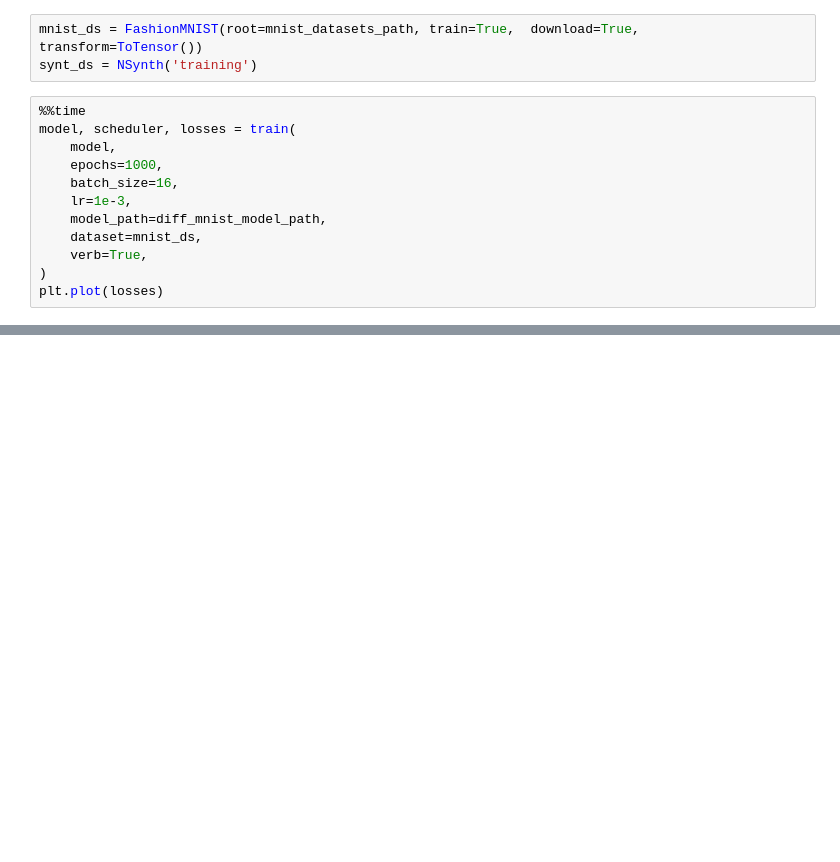
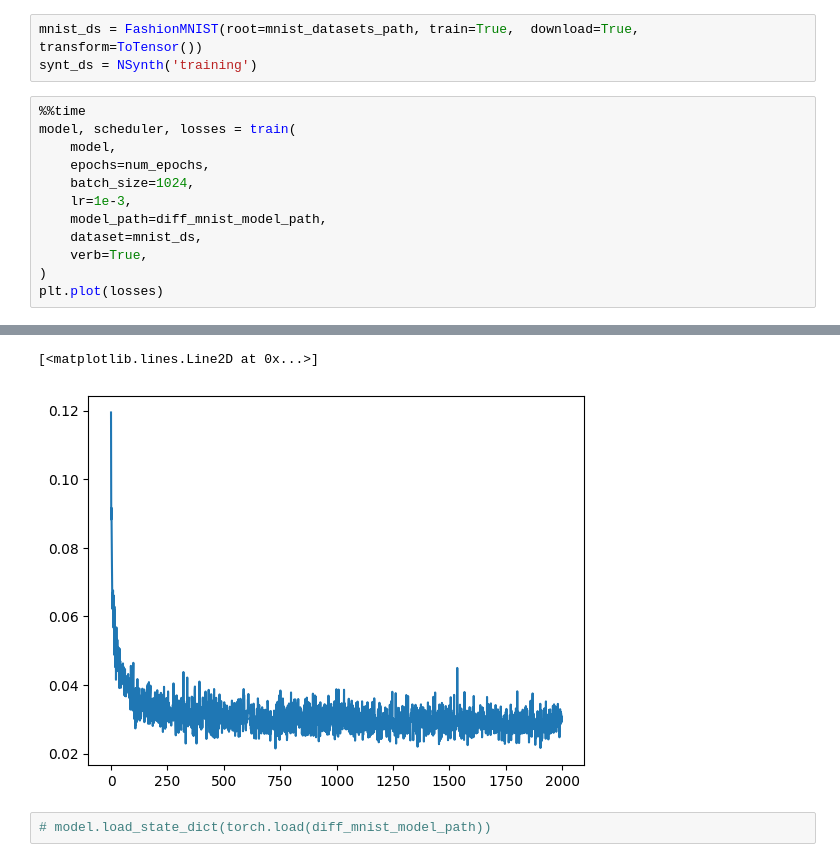
Before and after one commit to claramn/TFG-MUSICAL, a Jupyter notebook: notebooks/04_Diffusion.ipynb, the cells around one changed output, grey strips where cells are left out. Cells and saved outputs as stored; diff of their text form; blank space fills up the shorter version.

```diff
--- a/notebooks/04_Diffusion.ipynb
+++ b/notebooks/04_Diffusion.ipynb
@@ -306,8 +178,8 @@ synt_ds = NSynth('training')
 %%time
 model, scheduler, losses = train(
     model,
-    epochs=1000,
-    batch_size=16,
+    epochs=num_epochs,
+    batch_size=1024,
     lr=1e-3,
     model_path=diff_mnist_model_path,
     dataset=mnist_ds,
@@ -319,3 +207,7 @@ RuntimeError: Expected weight to be a vector of size equal to the number of chan
+[<matplotlib.lines.Line2D at 0x...>]
+[figure, added]
+# %%
+# model.load_state_dict(torch.load(diff_mnist_model_path))
 # %%
 print('Losses:')
 plt.plot(losses)
```
Also changed, not shown: parts of 9 cells of this notebook.
